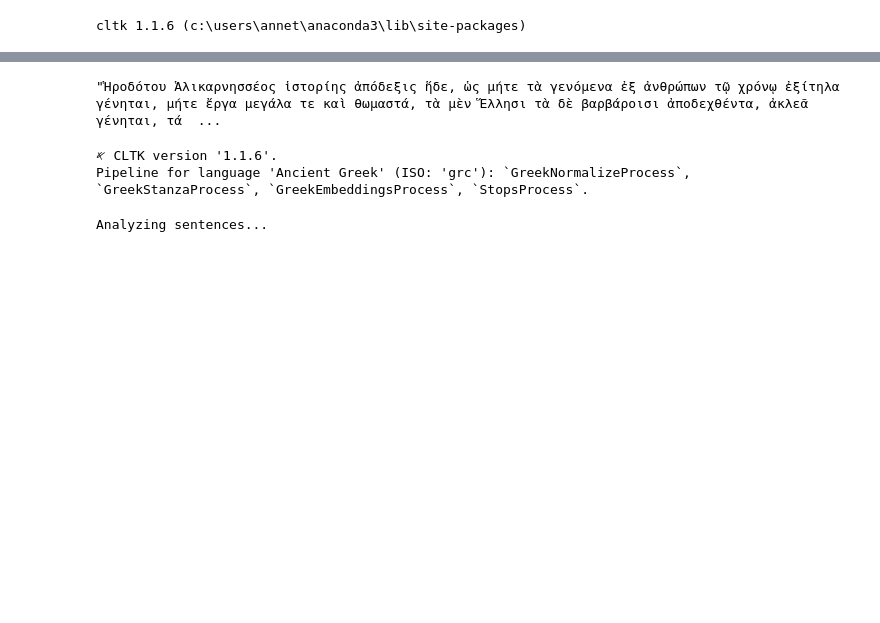
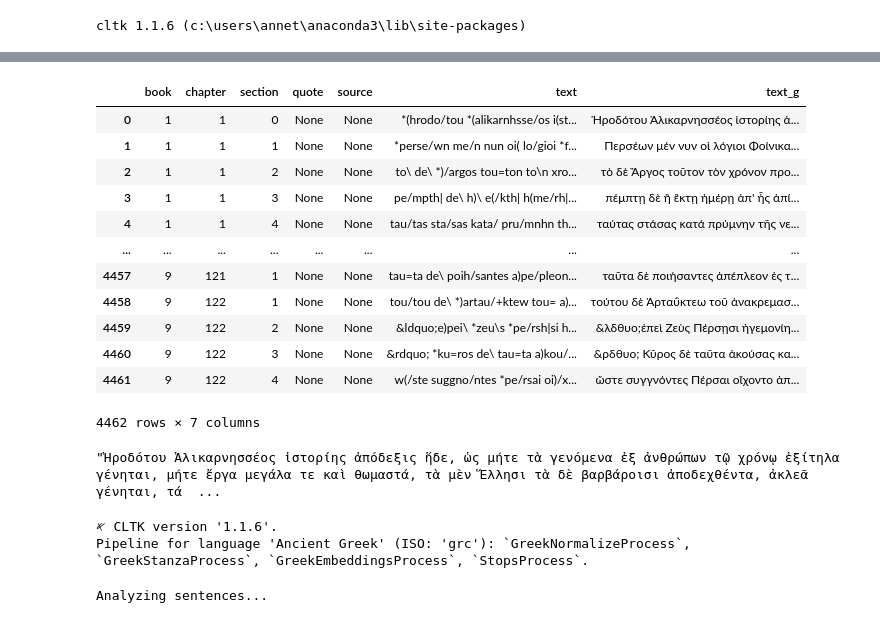
Before and after one commit to fedorst/streamlit-reading-herodotus, a Jupyter notebook: gen_herodotus.ipynb, the cells around one changed output, grey strips where cells are left out. Drawn from its saved outputs; the diff is of its cells as text; code cells hidden in the pictures; blank space fills up the shorter version.

```diff
--- a/gen_herodotus.ipynb
+++ b/gen_herodotus.ipynb
@@ -29,0 +245,2 @@ hdt_gk = json.load(open(f"{working_dir}\\hdt_gk.xml.json", "r"))
+# %%
+text_df = pd.read_parquet("herodotus_books.parquet")
@@ -30,3 +250,19 @@ hdt_gk = json.load(open(f"{working_dir}\\hdt_gk.xml.json", "r"))
+# %%
+text_df
+# %% [output]
+|  | book | chapter | section | quote | source | text | text_g |
+| 0 | 1 | 1 | 0 | None | None | *(hrodo/tou *(alikarnhsse/os i(st... | Ἡροδότου Ἁλικαρνησσέος ἱστορίης ἀ... |
+| 1 | 1 | 1 | 1 | None | None | *perse/wn me/n nun oi( lo/gioi *f... | Περσέων μέν νυν οἱ λόγιοι Φοίνικα... |
+| 2 | 1 | 1 | 2 | None | None | to\ de\ *)/argos tou=ton to\n xro... | τὸ δὲ Ἄργος τοῦτον τὸν χρόνον προ... |
+| 3 | 1 | 1 | 3 | None | None | pe/mpth| de\ h)\ e(/kth| h(me/rh|... | πέμπτῃ δὲ ἢ ἕκτῃ ἡμέρῃ ἀπ' ἧς ἀπί... |
+| 4 | 1 | 1 | 4 | None | None | tau/tas sta/sas kata/ pru/mnhn th... | ταύτας στάσας κατά πρύμνην τῆς νε... |
+| ... | ... | ... | ... | ... | ... | ... | ... |
+| 4457 | 9 | 121 | 1 | None | None | tau=ta de\ poih/santes a)pe/pleon... | ταῦτα δὲ ποιήσαντες ἀπέπλεον ἐς τ... |
+| 4458 | 9 | 122 | 1 | None | None | tou/tou de\ *)artau/+ktew tou= a)... | τούτου δὲ Ἀρταΰκτεω τοῦ ἀνακρεμασ... |
+| 4459 | 9 | 122 | 2 | None | None | &ldquo;e)pei\ *zeu\s *pe/rsh|si h... | &λδθυο;ἐπεὶ Ζεὺς Πέρσῃσι ἡγεμονίη... |
+| 4460 | 9 | 122 | 3 | None | None | &rdquo; *ku=ros de\ tau=ta a)kou/... | &ρδθυο; Κῦρος δὲ ταῦτα ἀκούσας κα... |
+| 4461 | 9 | 122 | 4 | None | None | w(/ste suggno/ntes *pe/rsai oi)/x... | ὥστε συγγνόντες Πέρσαι οἴχοντο ἀπ... |
+4462 rows × 7 columns
 # %%
 reader = TeiReader()
 corpora_gk = reader.read_file(f"{working_dir}\\hdt_gk.xml")
```
Also changed, not shown: parts of 23 cells of this notebook, 3 other files.
